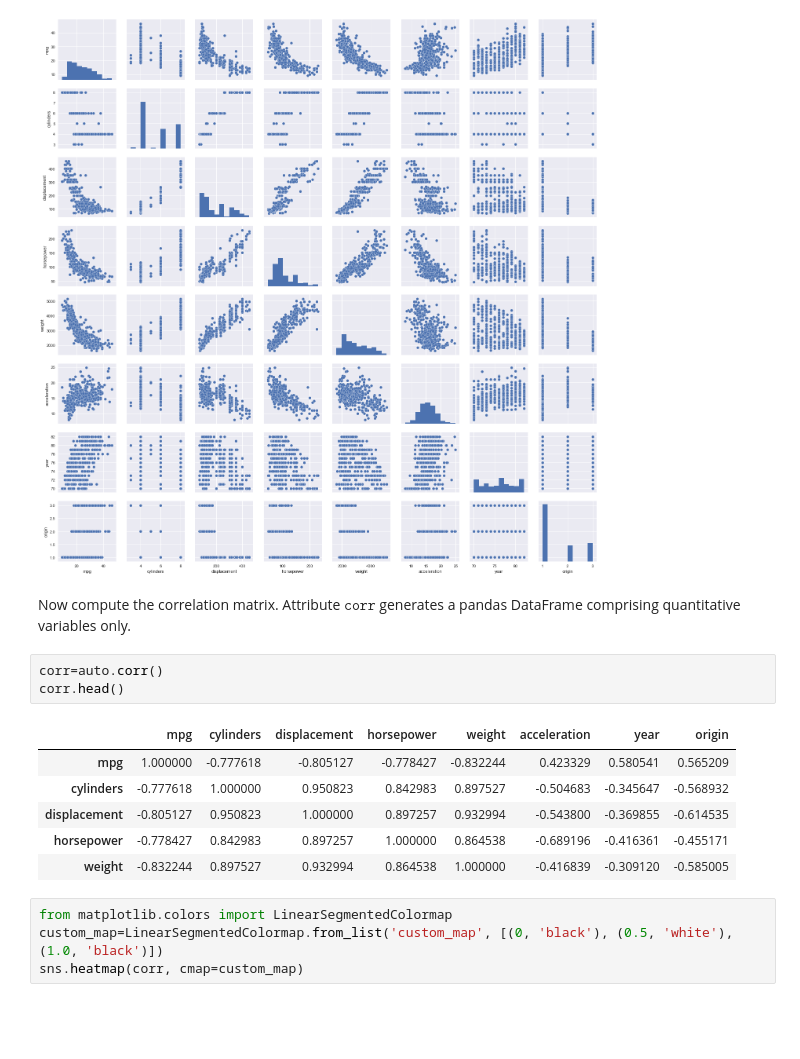
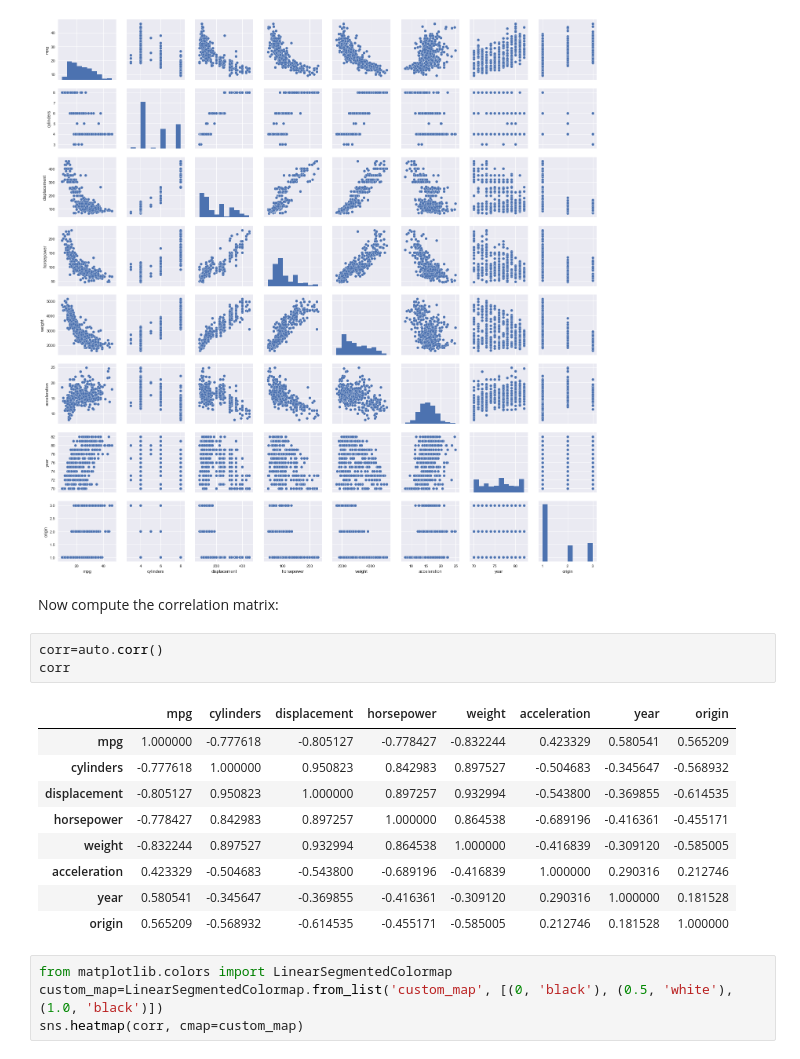
Before and after one commit to AtanasiuDemian/Introduction-to-Statistical-Learning---Python, a Jupyter notebook: Auto.ipynb, the cells around one changed output. Saved outputs shown, nothing was run; the diff lists cells and outputs as text; blank space fills up the shorter version.

```diff
--- a/Auto.ipynb
+++ b/Auto.ipynb
@@ -226,17 +226,20 @@ sns.pairplot(auto)
 <seaborn.axisgrid.PairGrid at 0x...>
 [figure]
 # %% [markdown]
-Now compute the correlation matrix. Attribute $\texttt{corr}$ generates a pandas DataFrame comprising quantitative variables only.
+Now compute the correlation matrix:
 # %%
 corr=auto.corr()
-corr.head()
+corr
 # %% [output]
 |  | mpg | cylinders | displacement | horsepower | weight | acceleration | year | origin |
 | mpg | 1.000000 | -0.777618 | -0.805127 | -0.778427 | -0.832244 | 0.423329 | 0.580541 | 0.565209 |
 | cylinders | -0.777618 | 1.000000 | 0.950823 | 0.842983 | 0.897527 | -0.504683 | -0.345647 | -0.568932 |
 | displacement | -0.805127 | 0.950823 | 1.000000 | 0.897257 | 0.932994 | -0.543800 | -0.369855 | -0.614535 |
 | horsepower | -0.778427 | 0.842983 | 0.897257 | 1.000000 | 0.864538 | -0.689196 | -0.416361 | -0.455171 |
 | weight | -0.832244 | 0.897527 | 0.932994 | 0.864538 | 1.000000 | -0.416839 | -0.309120 | -0.585005 |
+| acceleration | 0.423329 | -0.504683 | -0.543800 | -0.689196 | -0.416839 | 1.000000 | 0.290316 | 0.212746 |
+| year | 0.580541 | -0.345647 | -0.369855 | -0.416361 | -0.309120 | 0.290316 | 1.000000 | 0.181528 |
+| origin | 0.565209 | -0.568932 | -0.614535 | -0.455171 | -0.585005 | 0.212746 | 0.181528 | 1.000000 |
 # %%
 from matplotlib.colors import LinearSegmentedColormap
 custom_map=LinearSegmentedColormap.from_list('custom_map', [(0, 'black'), (0.5, 'white'), (1.0, 'black')])
```
Also changed, not shown: parts of 13 cells of this notebook.
